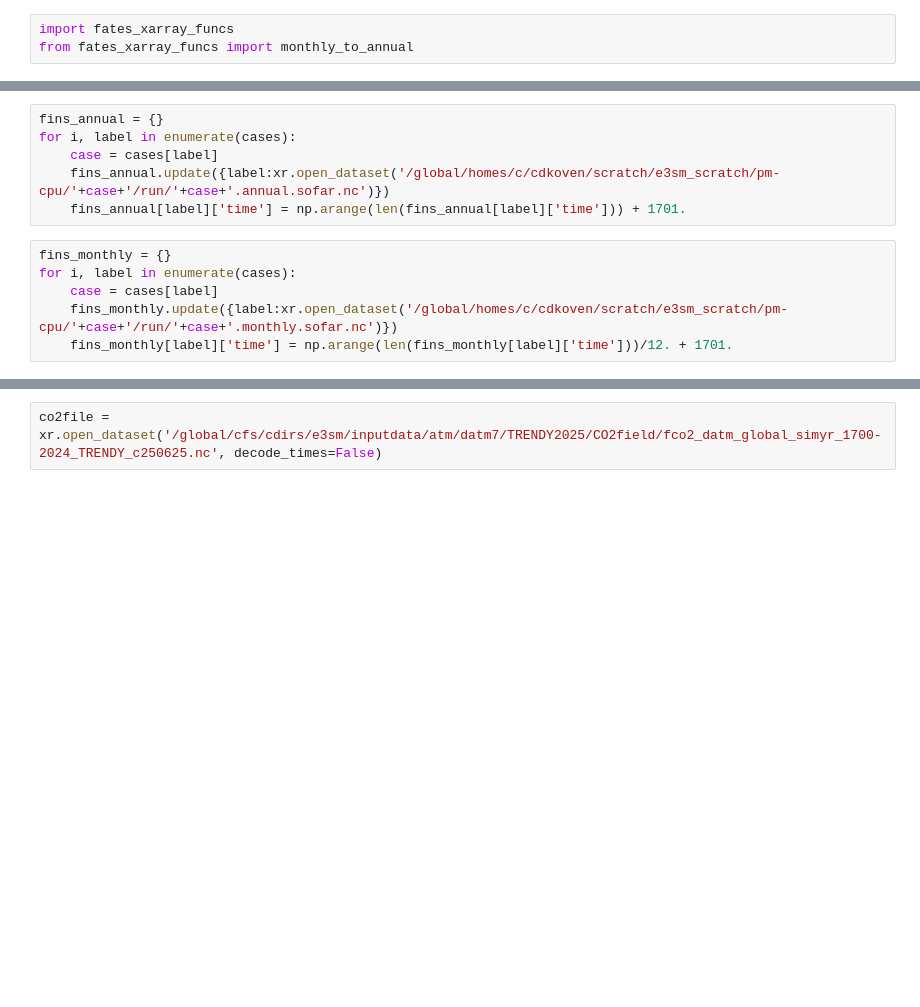
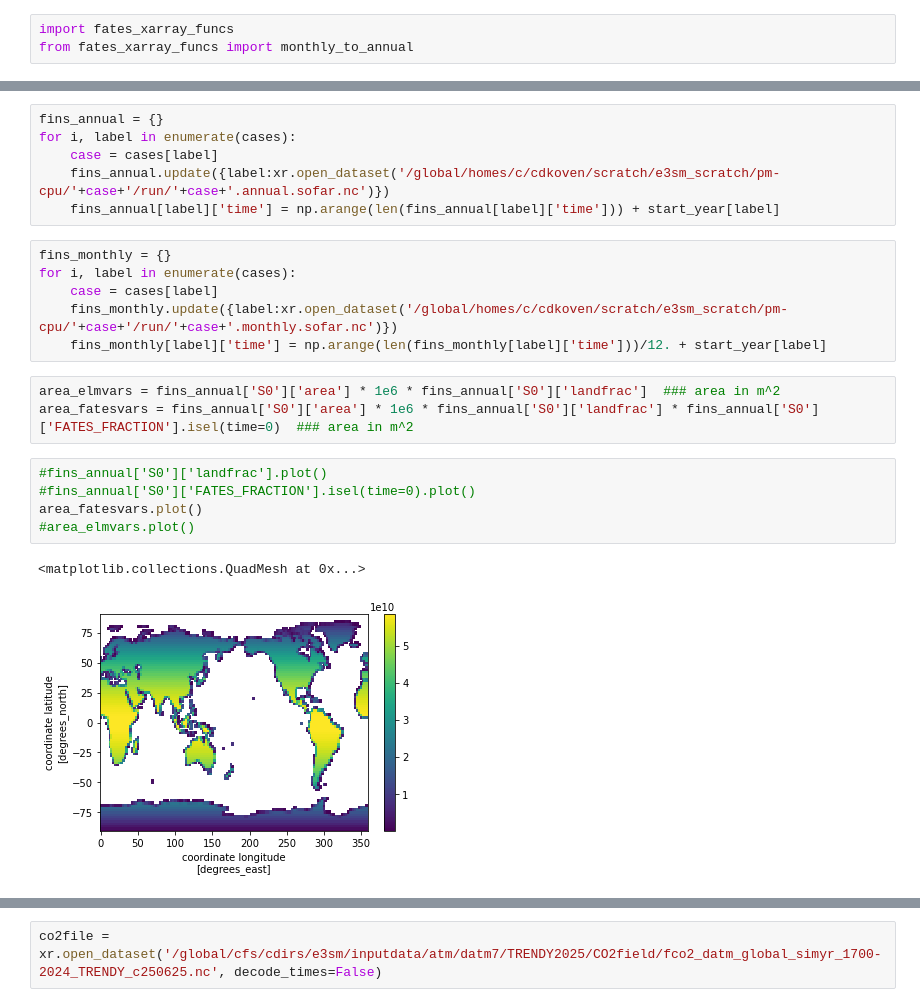
Before and after one commit to ckoven/trendy2025_scripts, a Jupyter notebook: trendy2025_transient_notebook.ipynb, the cells around one changed output, grey strips where cells are left out. Drawn from its saved outputs; the diff is of its cells as text; blank space fills up the shorter version.

```diff
--- a/trendy2025_transient_notebook.ipynb
+++ b/trendy2025_transient_notebook.ipynb
@@ -14,11 +22,22 @@ fins_annual = {}
 for i, label in enumerate(cases):
     case = cases[label]
     fins_annual.update({label:xr.open_dataset('/global/homes/c/cdkoven/scratch/e3sm_scratch/pm-cpu/'+case+'/run/'+case+'.annual.sofar.nc')})
-    fins_annual[label]['time'] = np.arange(len(fins_annual[label]['time'])) + 1701.
+    fins_annual[label]['time'] = np.arange(len(fins_annual[label]['time'])) + start_year[label]
 # %%
 fins_monthly = {}
 for i, label in enumerate(cases):
     case = cases[label]
     fins_monthly.update({label:xr.open_dataset('/global/homes/c/cdkoven/scratch/e3sm_scratch/pm-cpu/'+case+'/run/'+case+'.monthly.sofar.nc')})
-    fins_monthly[label]['time'] = np.arange(len(fins_monthly[label]['time']))/12. + 1701.
+    fins_monthly[label]['time'] = np.arange(len(fins_monthly[label]['time']))/12. + start_year[label]
+# %%
+area_elmvars = fins_annual['S0']['area'] * 1e6 * fins_annual['S0']['landfrac']  ### area in m^2
+area_fatesvars = fins_annual['S0']['area'] * 1e6 * fins_annual['S0']['landfrac'] * fins_annual['S0']['FATES_FRACTION'].isel(time=0)  ### area in m^2
+# %%
+#fins_annual['S0']['landfrac'].plot()
+#fins_annual['S0']['FATES_FRACTION'].isel(time=0).plot()
+area_fatesvars.plot()
+#area_elmvars.plot()
+# %% [output]
+<matplotlib.collections.QuadMesh at 0x...>
+[figure, added]
 # %%
```
Also changed, not shown: parts of 8 cells of this notebook, 2 other files.
